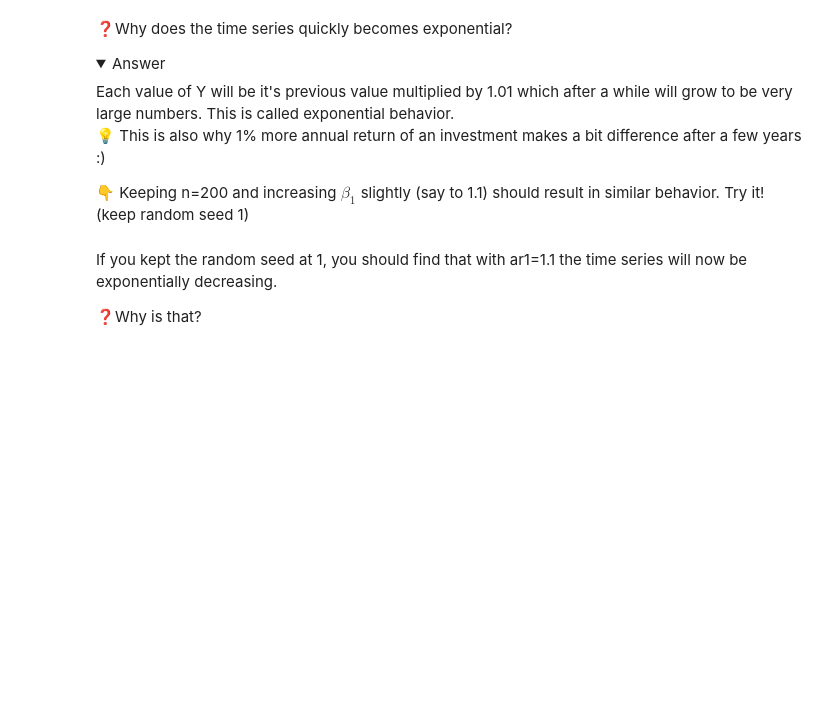
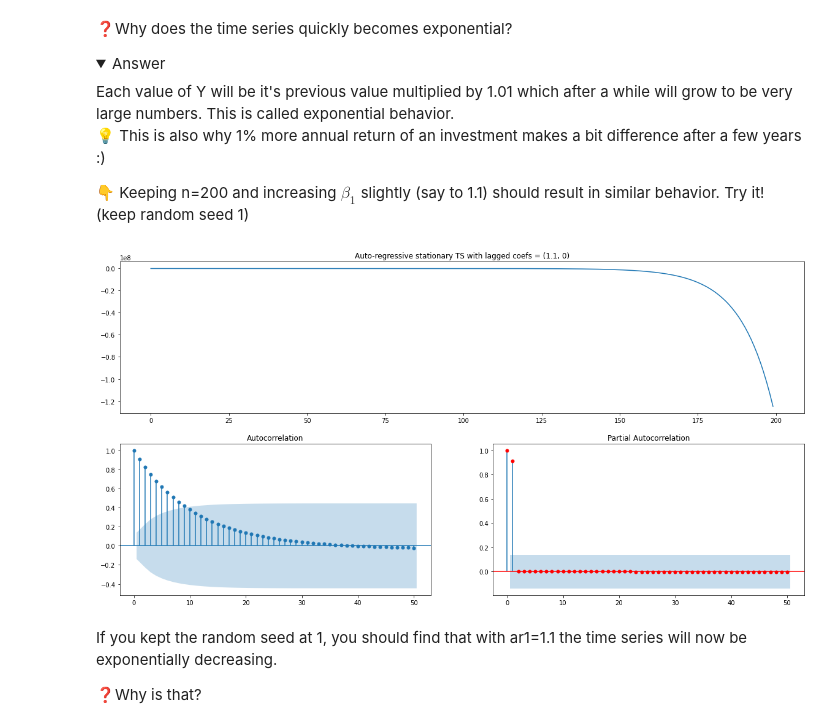
Before and after one commit to jahohenstein/data_challenges_TA, a Jupyter notebook: 05-ML/09-Time-Series/01-Artificial-Time-Series/artificial_time_series.ipynb, the cells around one changed output. Saved outputs shown, nothing was run; the diff lists cells and outputs as text; code cells hidden in the pictures; folded sections open; blank space fills up the shorter version.

```diff
--- a/05-ML/09-Time-Series/01-Artificial-Time-Series/artificial_time_series.ipynb
+++ b/05-ML/09-Time-Series/01-Artificial-Time-Series/artificial_time_series.ipynb
@@ -132,6 +137,11 @@ Each value of Y will be it's previous value multiplied by 1.01 which after a whi
 </details>
 
 👇 Keeping n=200 and increasing $\beta_1$ slightly (say to 1.1) should result in similar behavior. Try it! (keep random seed 1)
+# %%
+np.random.seed(1)
+plot_ar_process(ar1=1.1, n=200)
+# %% [output]
+[figure, added]
 # %% [markdown]
 If you kept the random seed at 1, you should find that with ar1=1.1 the time series will now be exponentially decreasing.
 
```
Also changed, not shown: parts of 20 cells of this notebook.
